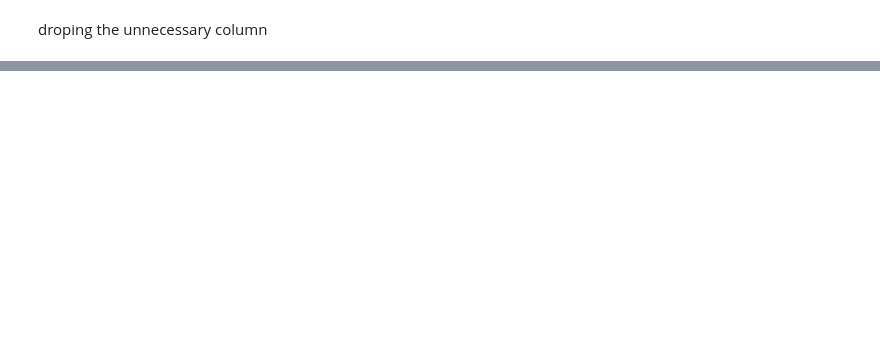
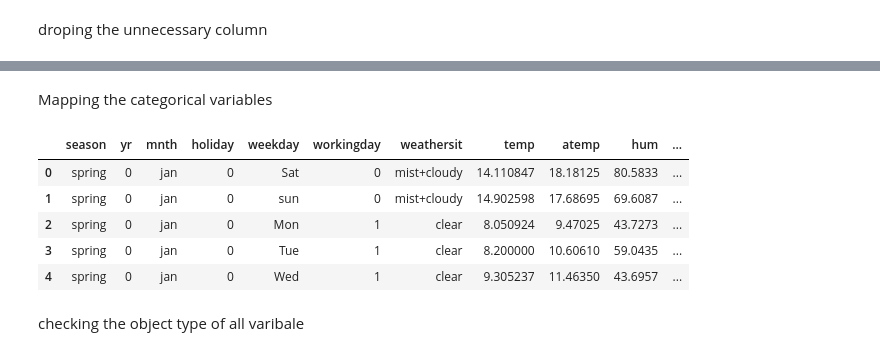
Before and after one commit to Arch0/Bike-Sharing-dataset-, a Jupyter notebook: Untitled2.ipynb, the cells around one changed output, grey strips where cells are left out. Cells and saved outputs as stored; diff of their text form; code cells hidden in the pictures; blank space fills up the shorter version.

```diff
--- a/Untitled2.ipynb
+++ b/Untitled2.ipynb
@@ -54,3 +54,5 @@ df.describe()
 | max | 730.000000 | 4.000000 | 1.000000 | 12.000000 | 1.000000 | 6.000000 | 1.000000 | 3.000000 | 35.328347 | 42.044800 | ... |
 # %% [markdown]
 droping the unnecessary column
+# %%
+df=df.drop(["instant","dteday","casual","registered"],axis=1)
@@ -56,0 +68,18 @@ droping the unnecessary column
+# %% [markdown]
+Mapping the categorical variables
+# %%
+df['season']=df['season'].map({1: 'spring', 2: 'summer',3:'fall', 4:'winter'})
+df['mnth']=df['mnth'].map({1: 'jan', 2: 'feb',3:'mar', 4:'apr',5:"may",6:"june",7:"jul",8:"aug",9:"sep",10:"oct",11:"nov",12:"dec"})
+df['weekday']=df['weekday'].map({0:"sun",1: 'Mon', 2: 'Tue',3:'Wed', 4:'Thu',5:"Fri",6:"Sat"})
+df['weathersit']=df['weathersit'].map({1: 'clear', 2: 'mist+cloudy',3:'light snow', 4:'heavy rain'})
+# %%
+df.head()
+# %% [output]
+|  | season | yr | mnth | holiday | weekday | workingday | weathersit | temp | atemp | hum | ... |
+| 0 | spring | 0 | jan | 0 | Sat | 0 | mist+cloudy | 14.110847 | 18.18125 | 80.5833 | ... |
+| 1 | spring | 0 | jan | 0 | sun | 0 | mist+cloudy | 14.902598 | 17.68695 | 69.6087 | ... |
+| 2 | spring | 0 | jan | 0 | Mon | 1 | clear | 8.050924 | 9.47025 | 43.7273 | ... |
+| 3 | spring | 0 | jan | 0 | Tue | 1 | clear | 8.200000 | 10.60610 | 59.0435 | ... |
+| 4 | spring | 0 | jan | 0 | Wed | 1 | clear | 9.305237 | 11.46350 | 43.6957 | ... |
+# %% [markdown]
+checking the object type of all varibale
```
Also changed, not shown: parts of 14 cells of this notebook.
